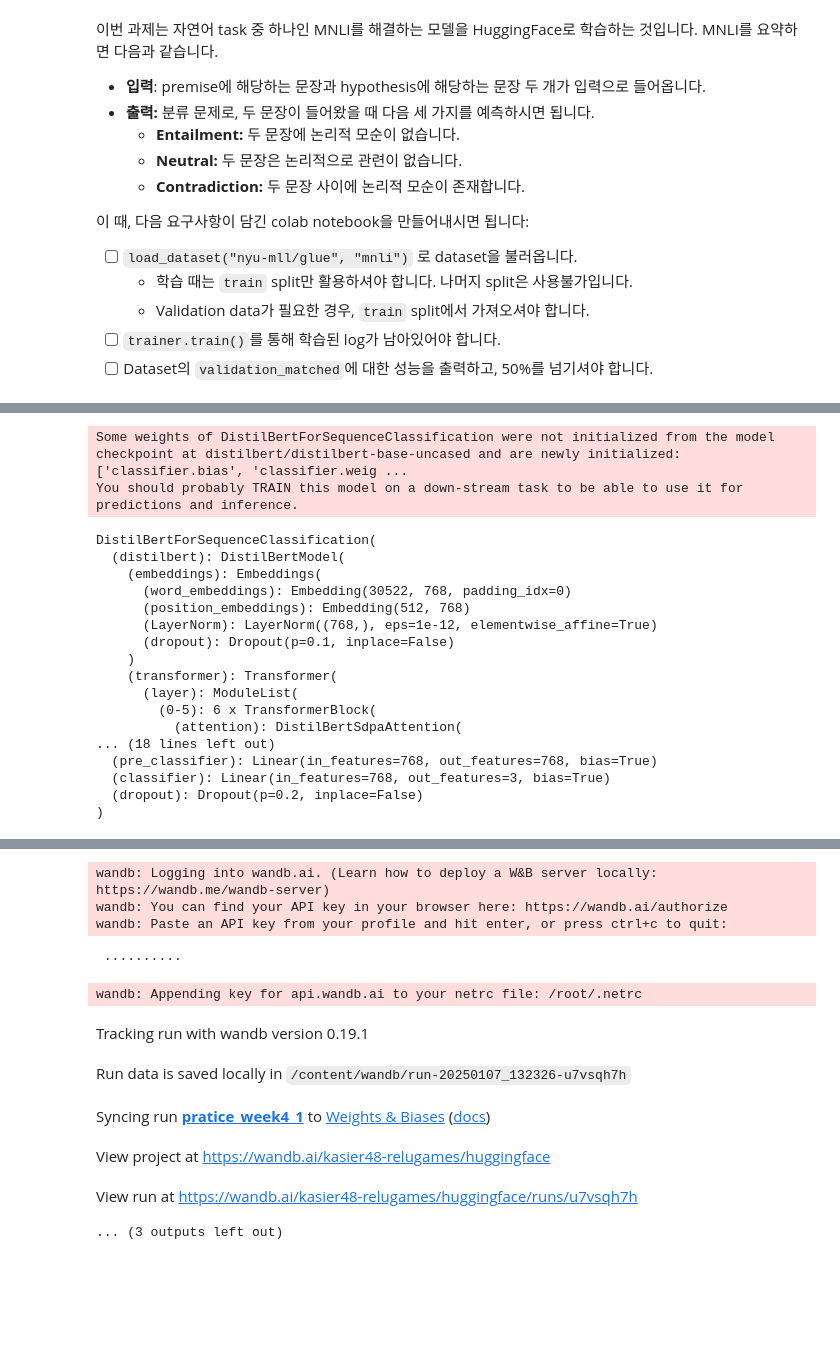
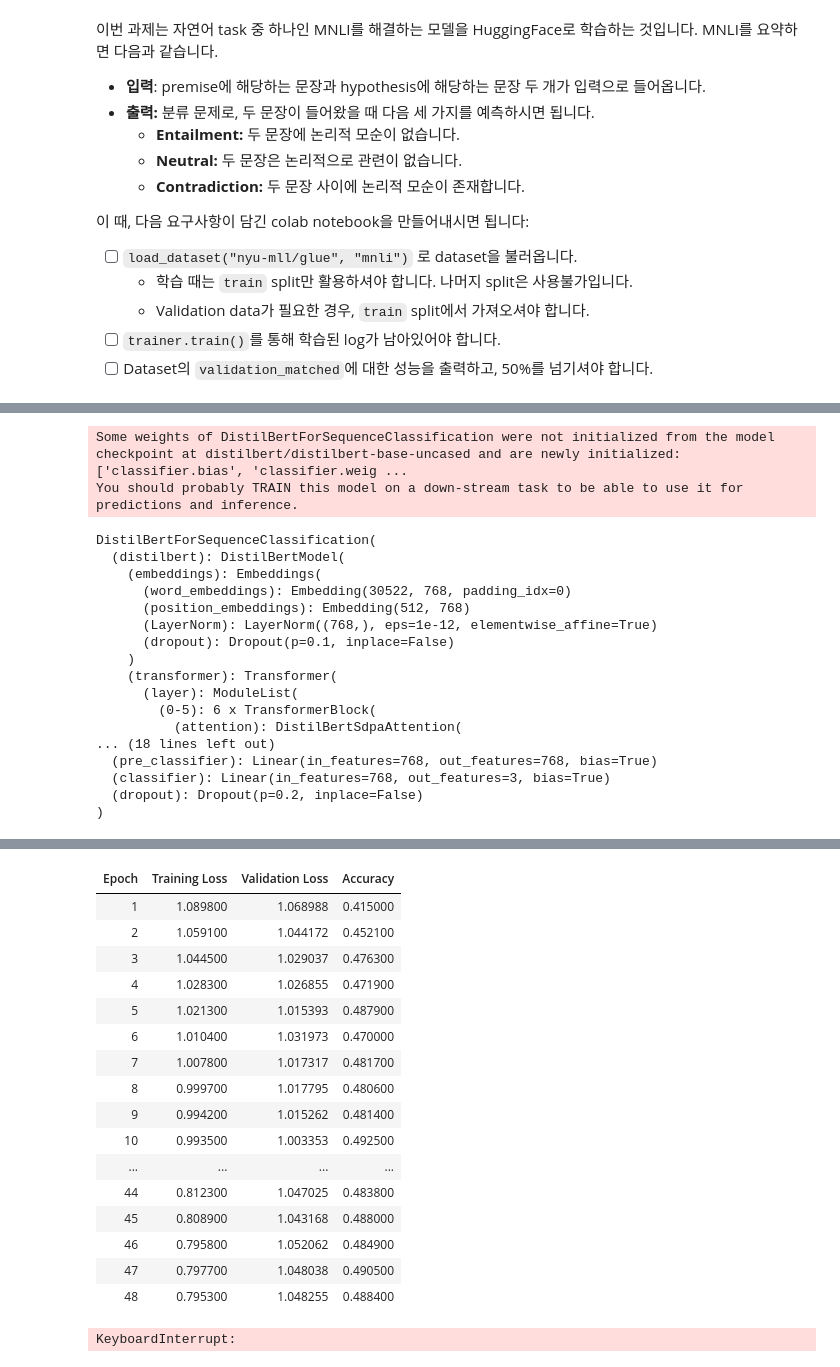
Before and after one commit to kasier48/DeepLearning, a Jupyter notebook: Pratice_Week4_1.ipynb, the cells around one changed output, grey strips where cells are left out. Saved outputs shown, nothing was run; the diff lists cells and outputs as text; code cells hidden in the pictures; blank space fills up the shorter version.

```diff
--- a/Pratice_Week4_1.ipynb
+++ b/Pratice_Week4_1.ipynb
@@ -93,12 +93,12 @@ config.num_labels = num_labels
 
 from transformers import TrainingArguments, Trainer
 
-num_epochs = 30
+num_epochs = 60
 training_args = TrainingArguments(
     run_name='pratice_week4_1',
     output_dir='mnli_transformer',
     num_train_epochs=num_epochs,
-    per_device_train_batch_size=128
+    per_device_train_batch_size=128,
     per_device_eval_batch_size=128,
     logging_strategy="epoch",
     do_train=True,
@@ -165,7 +160,7 @@ trainer = Trainer(
 trainer.train()
 # trainer.save_model()
 
-trainer.predict(imdb_test)
+# trainer.predict(imdb_test)
 # %% [output]
 Some weights of DistilBertForSequenceClassification were not initialized from the model checkpoint at distilbert/distilbert-base-uncased and are newly initialized: ['classifier.bias', 'classifier.weig ...
 You should probably TRAIN this model on a down-stream task to be able to use it for predictions and inference.
@@ -191,11 +185,18 @@ wandb: Using wandb-core as the SDK backend.  Please refer to https://wandb.me/wa
+| Epoch | Training Loss | Validation Loss | Accuracy |
+| 1 | 1.089800 | 1.068988 | 0.415000 |
+| 2 | 1.059100 | 1.044172 | 0.452100 |
+| 3 | 1.044500 | 1.029037 | 0.476300 |
+| 4 | 1.028300 | 1.026855 | 0.471900 |
+| 5 | 1.021300 | 1.015393 | 0.487900 |
+| 6 | 1.010400 | 1.031973 | 0.470000 |
+| 7 | 1.007800 | 1.017317 | 0.481700 |
+| 8 | 0.999700 | 1.017795 | 0.480600 |
+| 9 | 0.994200 | 1.015262 | 0.481400 |
+| 10 | 0.993500 | 1.003353 | 0.492500 |
+| ... | ... | ... | ... |
+| 44 | 0.812300 | 1.047025 | 0.483800 |
+| 45 | 0.808900 | 1.043168 | 0.488000 |
+| 46 | 0.795800 | 1.052062 | 0.484900 |
+| 47 | 0.797700 | 1.048038 | 0.490500 |
+| 48 | 0.795300 | 1.048255 | 0.488400 |
-wandb: Logging into wandb.ai. (Learn how to deploy a W&B server locally: https://wandb.me/wandb-server)
-wandb: You can find your API key in your browser here: https://wandb.ai/authorize
-wandb: Paste an API key from your profile and hit enter, or press ctrl+c to quit:
+KeyboardInterrupt:
- ··········
-wandb: Appending key for api.wandb.ai to your netrc file: /root/.netrc
-Tracking run with wandb version 0.19.1
-Run data is saved locally in /content/wandb/run-20250107_132326-u7vsqh7h
-Syncing run pratice_week4_1 to Weights & Biases (docs)
-View project at https://wandb.ai/kasier48-relugames/huggingface
-View run at https://wandb.ai/kasier48-relugames/huggingface/runs/u7vsqh7h
-... (3 outputs left out)
```
Also changed, not shown: parts of 3 cells of this notebook.
